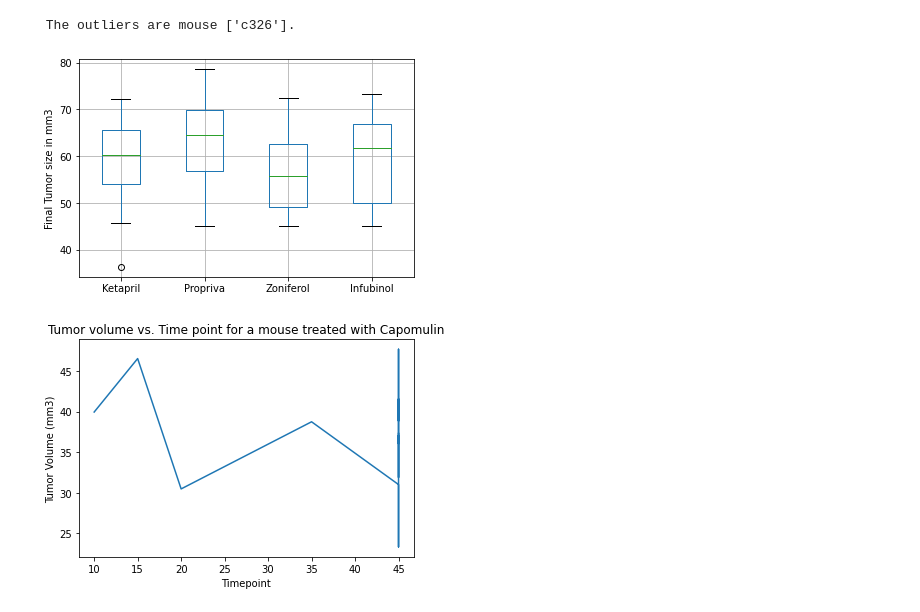
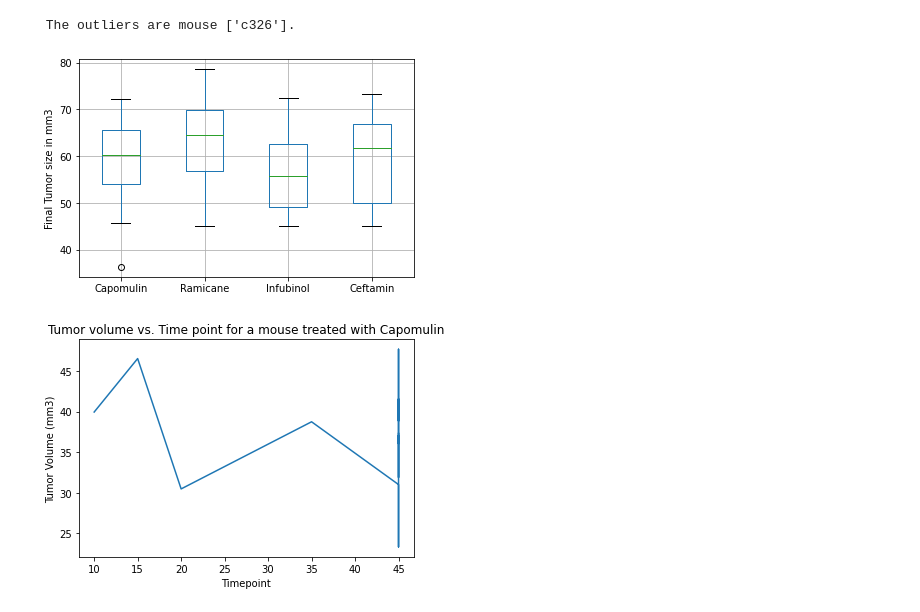
Before and after one commit to emedina2/Matplotlib_Homework, a Jupyter notebook: 02-Homework/05-Matplotlib/Instructions/Pymaceuticals/Pymaceuticals.ipynb, the cells around one changed output. Drawn from its saved outputs; the diff is of its cells as text; code cells hidden in the pictures.

```diff
--- a/02-Homework/05-Matplotlib/Instructions/Pymaceuticals/Pymaceuticals.ipynb
+++ b/02-Homework/05-Matplotlib/Instructions/Pymaceuticals/Pymaceuticals.ipynb
@@ -172,8 +172,8 @@ last_timepoint
 249 rows × 8 columns
 # %%
 # Put treatments into a list for for loop (and later for plot labels)
-treatments = last_timepoint['Drug Regimen'].unique()
-
+#treatments = last_timepoint['Drug Regimen'].unique()
+treatments = ("Capomulin", "Ramicane", "Infubinol", "Ceftamin")
 # Create empty list to fill with tumor vol data (for plotting)
 # %%
 # Locate the rows which contain mice on each drug and get the tumor volumes
@@ -238,15 +238,15 @@ print(f' The outliers are mouse {outliers}.')
  The outliers are mouse ['c326'].
 # %%
 # Generate a box plot of the final tumor volume of each mouse across four regimens of interest
-regimens = ('Ketapril', 'Propriva', 'Zoniferol', 'Infubinol')
+regimens = treatments
 regimen_data = tumor_df[tumor_df['Drug Regimen'].isin(['Ketapril', 'Propriva', 'Zoniferol', 'Infubinol'])]
 regimen_data
 
 regimen_data.groupby('Drug Regimen').boxplot(subplots=False).set_xticklabels(regimens)
 plt.ylabel('Final Tumor size in mm3')
 plt.show()
 # %% [output]
-[figure, old version]
+[figure, new version]
 # %%
 # Generate a line plot of tumor volume vs. time point for a mouse treated with Capomulin
 Capomulin = last_timepoint[last_timepoint['Drug Regimen'].isin(['Capomulin'])]
```
Also changed, not shown: parts of 2 cells of this notebook.
